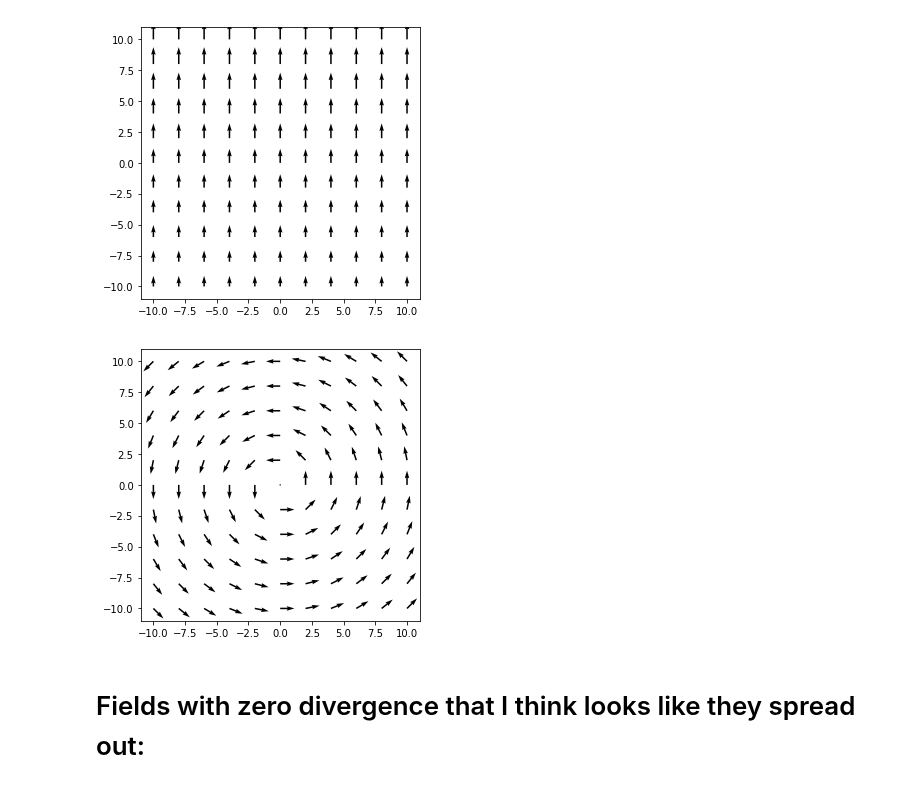
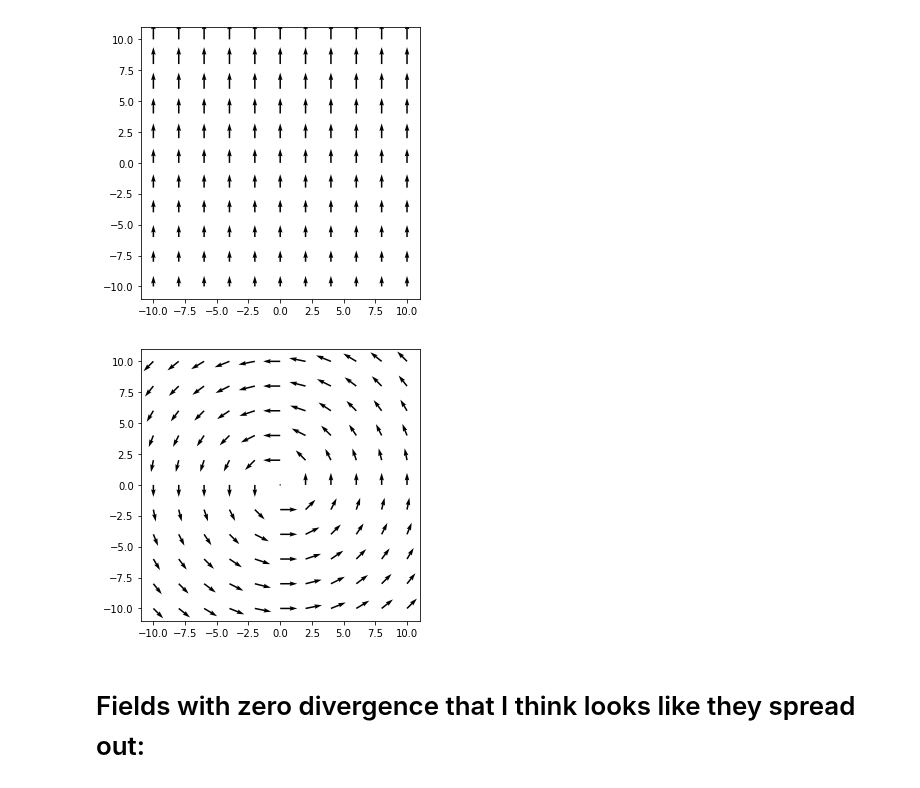
Before and after one commit to JonasRademacker/JupyterNotebooksForTeachingMath, a Jupyter notebook: Vectorfields_for_Zoe.ipynb, the cells around one changed output. Drawn from its saved outputs; the diff is of its cells as text; code cells hidden in the pictures.

```diff
--- a/Vectorfields_for_Zoe.ipynb
+++ b/Vectorfields_for_Zoe.ipynb
@@ -61,11 +61,11 @@ showVec(F2d)
 # %%
 def F2e(X, Y):
     epsilon=0.0000001
-    return -Y/np.sqrt(X**2 + Y**2 + epsilon), X/np.sqrt(X**2 + Y**2 + epsilon)
+    return -Y/np.sqrt(2*X**2 + Y**2 + epsilon), X/np.sqrt(2*X**2 + Y**2 + epsilon)
 showVec(F2e)
-#divergence = -2(x + y)/(x^2 + y^2)^(3/2)
+#divergence = 2xy/(2x^2 + 2y^2)^(3/2)
 # %% [output]
-[figure, old version]
+[figure, new version]
 # %% [markdown]
 # Fields with zero divergence that I think looks like they spread out:
 # %%
```
